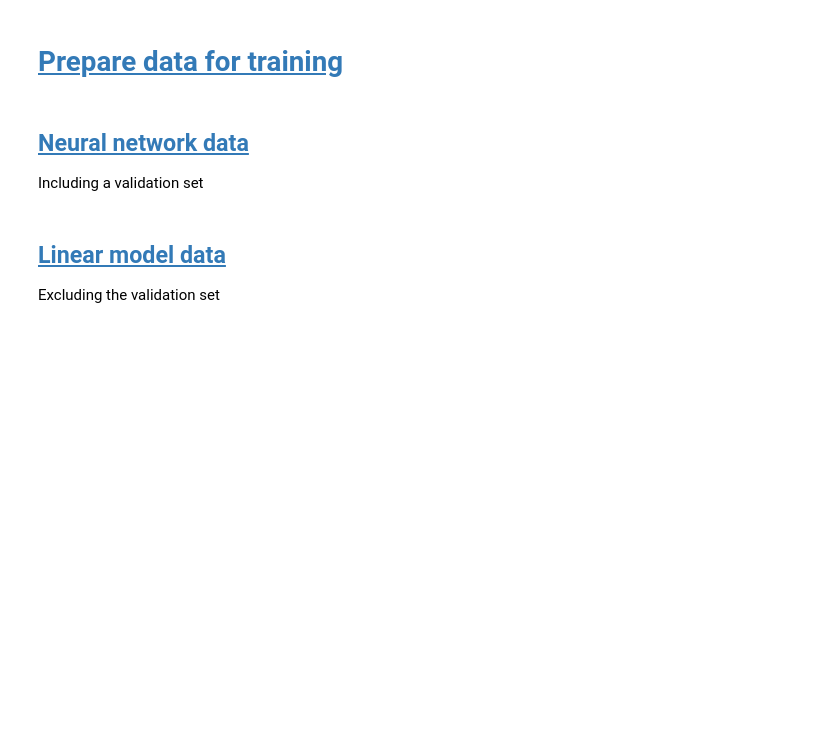
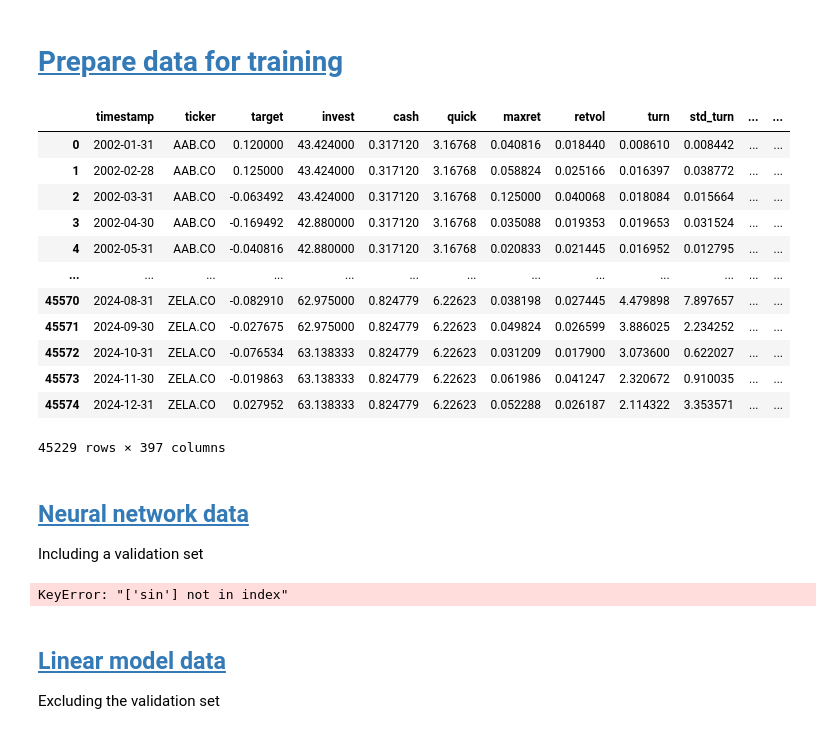
Before and after one commit to johanoelgaard/MastersThesis, a Jupyter notebook: model_eval.ipynb, the cells around one changed output. Cells and saved outputs as stored; diff of their text form; code cells hidden in the pictures; blank space fills up the shorter version.

```diff
--- a/model_eval.ipynb
+++ b/model_eval.ipynb
@@ -61,34 +91,54 @@ df = pd.read_csv('data/data.csv')
+# %%
+C = df[numeric_cols + dummy_cols].values         # shape = (n_rows, P_c)
+X = df[macro_cols].values           # shape = (n_rows, P_x)
+
+# 1) compute all pairwise products with broadcasting:
+#    this gives shape (n_rows, P_c, P_x)
+K = C[:,:,None] * X[:,None,:]
+
+# 2) reshape to (n_rows, P_c * P_x)
+Z = K.reshape(len(df), -1)
+
+# 3) build the column names in the same order
+xc_names = [
+    f"{c}_x_{m}"
+    for c in numeric_cols + dummy_cols
+    for m in macro_cols
+]
+
+# 4) wrap back into a DataFrame
+df_xc = pd.DataFrame(Z, columns=xc_names, index=df.index)
+# %%
+feature_cols = numeric_cols + xc_names + dummy_cols + nace_cols
+nummeric_cols = numeric_cols + xc_names
+cat_cols = dummy_cols + nace_cols
+df_z = df_raw.merge(df_xc, left_index=True, right_index=True)
+# drop macro_cols
+df_z = df_z.drop(columns=macro_cols)
+# sort columns by feature_cols
+df_norm = df_z[['timestamp', 'ticker', 'target'] + feature_cols]
+# %% [output]
+|  | timestamp | ticker | target | invest | cash | quick | maxret | retvol | turn | std_turn | ... | ... |
+| 0 | 2002-01-31 | AAB.CO | 0.120000 | 43.424000 | 0.317120 | 3.16768 | 0.040816 | 0.018440 | 0.008610 | 0.008442 | ... | ... |
+| 1 | 2002-02-28 | AAB.CO | 0.125000 | 43.424000 | 0.317120 | 3.16768 | 0.058824 | 0.025166 | 0.016397 | 0.038772 | ... | ... |
+| 2 | 2002-03-31 | AAB.CO | -0.063492 | 43.424000 | 0.317120 | 3.16768 | 0.125000 | 0.040068 | 0.018084 | 0.015664 | ... | ... |
+| 3 | 2002-04-30 | AAB.CO | -0.169492 | 42.880000 | 0.317120 | 3.16768 | 0.035088 | 0.019353 | 0.019653 | 0.031524 | ... | ... |
+| 4 | 2002-05-31 | AAB.CO | -0.040816 | 42.880000 | 0.317120 | 3.16768 | 0.020833 | 0.021445 | 0.016952 | 0.012795 | ... | ... |
+| ... | ... | ... | ... | ... | ... | ... | ... | ... | ... | ... | ... | ... |
+| 45570 | 2024-08-31 | ZELA.CO | -0.082910 | 62.975000 | 0.824779 | 6.22623 | 0.038198 | 0.027445 | 4.479898 | 7.897657 | ... | ... |
+| 45571 | 2024-09-30 | ZELA.CO | -0.027675 | 62.975000 | 0.824779 | 6.22623 | 0.049824 | 0.026599 | 3.886025 | 2.234252 | ... | ... |
+| 45572 | 2024-10-31 | ZELA.CO | -0.076534 | 63.138333 | 0.824779 | 6.22623 | 0.031209 | 0.017900 | 3.073600 | 0.622027 | ... | ... |
+| 45573 | 2024-11-30 | ZELA.CO | -0.019863 | 63.138333 | 0.824779 | 6.22623 | 0.061986 | 0.041247 | 2.320672 | 0.910035 | ... | ... |
+| 45574 | 2024-12-31 | ZELA.CO | 0.027952 | 63.138333 | 0.824779 | 6.22623 | 0.052288 | 0.026187 | 2.114322 | 3.353571 | ... | ... |
+45229 rows × 397 columns
 # %% [markdown]
 ## <a id='toc4_1_'></a>[Neural network data](#toc0_)
 Including a validation set
 # %%
-# identify dummy vs. numeric columns
-feature_cols = [col for col in df.columns if col not in ['timestamp', 'ticker', 'target']]
-cat_cols = [c for c in feature_cols if c.startswith('NACE_') or c.startswith('month_')] + ['divi','divo','sin']
-numeric_cols = [c for c in feature_cols if c not in cat_cols]
-feature_cols = numeric_cols + cat_cols # reorder columns to have numeric first
-
-df_norm = df.copy(deep=True)
-# df_norm = df_norm.dropna(subset=feature_cols)  # should not drop any rows
-df_norm['timestamp'] = pd.to_datetime(df_norm['timestamp'])
-
-# drop data from 2025
-df_norm = df_norm[df_norm['timestamp'] < '2025-01-01']
-
-# prepare expanding window splits
-periods = {
-    '20' : '2020-01-01',
-    '21' : '2021-01-01',
-    '22' : '2022-01-01',
-    '23': '2023-01-01'
-}
-
-# Prepare containers
+# prepare containers
 X_train, X_val, X_test = {}, {}, {}
 y_train, y_val, y_test = {}, {}, {}
 preprocessors = {}
-
-y_values = df_norm['target'].values.astype('float32')
 
 for y, period in periods.items():
     period = pd.to_datetime(period)
@@ -115,7 +165,8 @@ for y, period in periods.items():
     # apply clipping to train, val, test
     X_tr_df[numeric_cols] = X_tr_df[numeric_cols].clip(lower=lower, upper=upper, axis=1)
     X_va_df[numeric_cols] = X_va_df[numeric_cols].clip(lower=lower, upper=upper, axis=1)
-    # X_te_df[numeric_cols] = X_te_df[numeric_cols].clip(lower=lower, upper=upper, axis=1)
+    X_te_df[numeric_cols] = X_te_df[numeric_cols].clip(lower=lower, upper=upper, axis=1)
+
 
     # now fit scaler on numeric only
     preprocessor = ColumnTransformer([
@@ -134,6 +185,8 @@ for y, period in periods.items():
     y_train[y] = y_tr.reshape(-1, 1)
     y_val[y]   = y_va.reshape(-1, 1)
     y_test[y]  = y_te.reshape(-1, 1)
+# %% [output]
+KeyError: "['sin'] not in index"
 # %% [markdown]
 ## <a id='toc4_2_'></a>[Linear model data](#toc0_)
 Excluding the validation set
```
Also changed, not shown: parts of 14 cells of this notebook, 33 other files.
